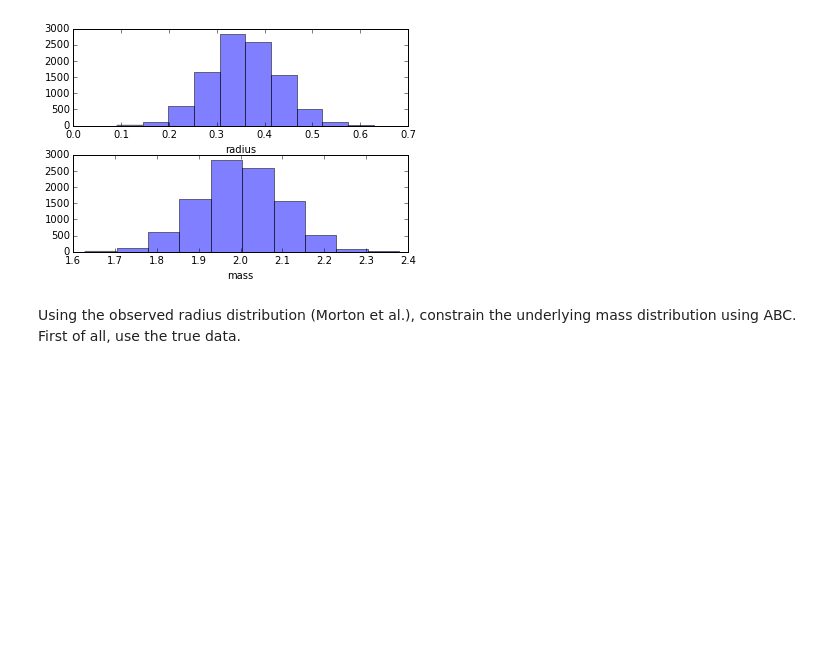
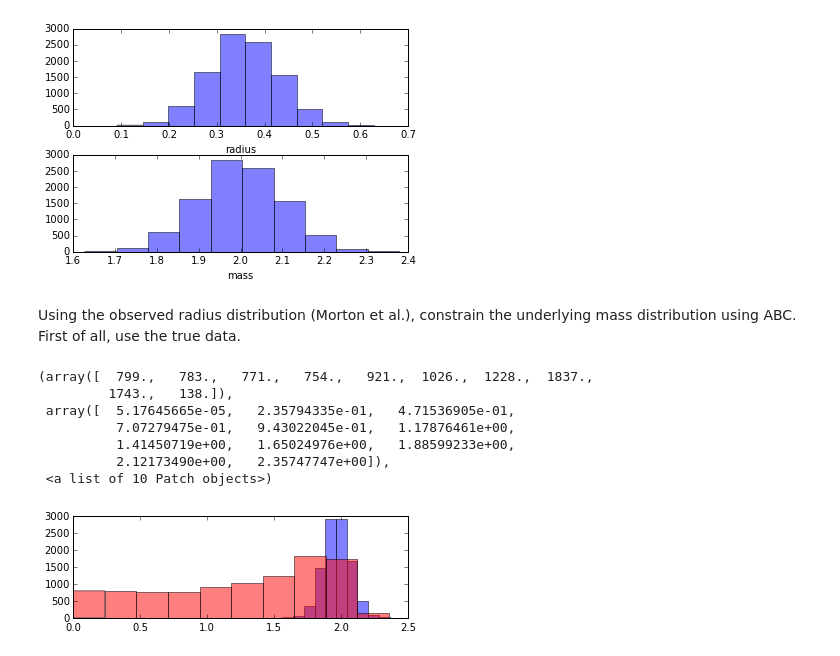
Before and after one commit to RuthAngus/Mdwarfs, a Jupyter notebook: ABC_example.ipynb, the cells around one changed output. Cells and saved outputs as stored; diff of their text form; code cells hidden in the pictures; blank space fills up the shorter version.

```diff
--- a/ABC_example.ipynb
+++ b/ABC_example.ipynb
@@ -83,6 +86,21 @@ thetas = np.zeros((2, nsamp))
 thetas[0, :] = np.random.uniform(0., 3, nsamp)  # slope
 thetas[1, :] = np.random.uniform(-1., 3, nsamp)  # intercept
 keepsies = np.zeros_like(thetas)
+# %%
+msini_sim = populationize(truth, radii, periods, star_masses)
+plt.clf()
+plt.subplot(2, 1, 1)
+plt.hist(msini_sim, color="b", alpha=.5)
+plt.hist(msini_true, color="r", alpha=.5)
+# %% [output]
+(array([  799.,   783.,   771.,   754.,   921.,  1026.,  1228.,  1837.,
+         1743.,   138.]),
+ array([  5.17645665e-05,   2.35794335e-01,   4.71536905e-01,
+          7.07279475e-01,   9.43022045e-01,   1.17876461e+00,
+          1.41450719e+00,   1.65024976e+00,   1.88599233e+00,
+          2.12173490e+00,   2.35747747e+00]),
+ <a list of 10 Patch objects>)
+[figure, added]
 # %%
 # determine whether samples are accepted or rejected
 tolerance = .2
```
Also changed, not shown: parts of 5 cells of this notebook.
